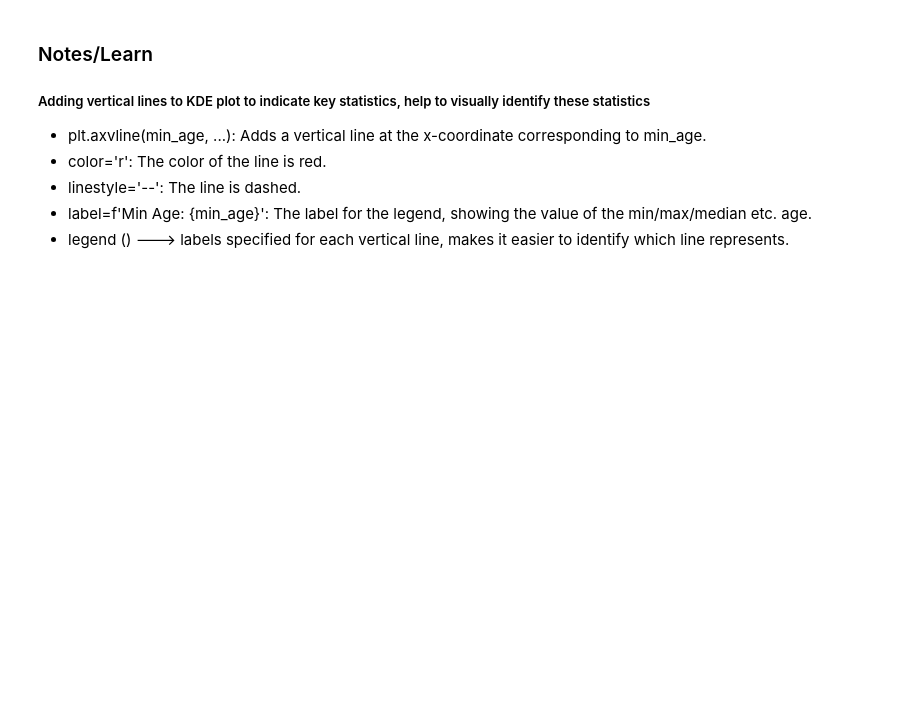
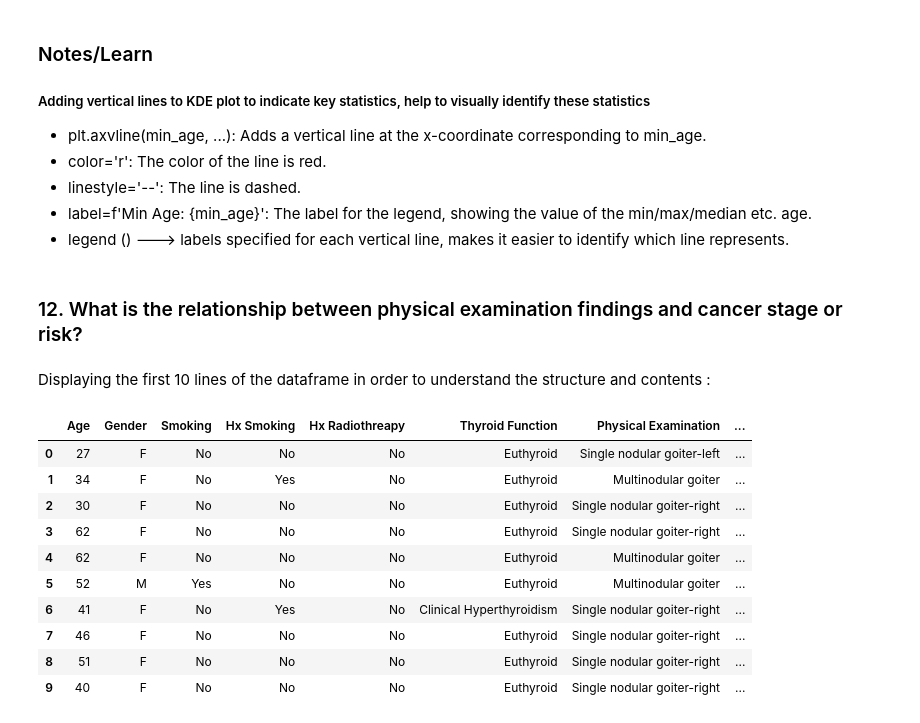
Before and after one commit to Angeliki1983/-Differentiated-Thyroid-Cancer-Recurrence, a Jupyter notebook: Thyroid_Cancer_Analysis.ipynb, the cells around one changed output. Cells and saved outputs as stored; diff of their text form; code cells hidden in the pictures; blank space fills up the shorter version.

```diff
--- a/Thyroid_Cancer_Analysis.ipynb
+++ b/Thyroid_Cancer_Analysis.ipynb
@@ -241,3 +235,21 @@ y axis looks weird? Could I change it to show the exact frequency of each age va
 - linestyle='--': The line is dashed.
 - label=f'Min Age: {min_age}': The label for the legend, showing the value of the min/max/median etc. age.
 - legend () ---> labels specified for each vertical line, makes it easier to identify which line represents.
+# %% [markdown]
+### 12. What is the relationship between physical examination findings and cancer stage or risk?
+# %% [markdown]
+Displaying the first 10 lines of the dataframe in order to understand the structure and contents :
+# %%
+df.head(10)
+# %% [output]
+|  | Age | Gender | Smoking | Hx Smoking | Hx Radiothreapy | Thyroid Function | Physical Examination | ... |
+| 0 | 27 | F | No | No | No | Euthyroid | Single nodular goiter-left | ... |
+| 1 | 34 | F | No | Yes | No | Euthyroid | Multinodular goiter | ... |
+| 2 | 30 | F | No | No | No | Euthyroid | Single nodular goiter-right | ... |
+| 3 | 62 | F | No | No | No | Euthyroid | Single nodular goiter-right | ... |
+| 4 | 62 | F | No | No | No | Euthyroid | Multinodular goiter | ... |
+| 5 | 52 | M | Yes | No | No | Euthyroid | Multinodular goiter | ... |
+| 6 | 41 | F | No | Yes | No | Clinical Hyperthyroidism | Single nodular goiter-right | ... |
+| 7 | 46 | F | No | No | No | Euthyroid | Single nodular goiter-right | ... |
+| 8 | 51 | F | No | No | No | Euthyroid | Single nodular goiter-right | ... |
+| 9 | 40 | F | No | No | No | Euthyroid | Single nodular goiter-right | ... |
```
Also changed, not shown: parts of 17 cells of this notebook.
